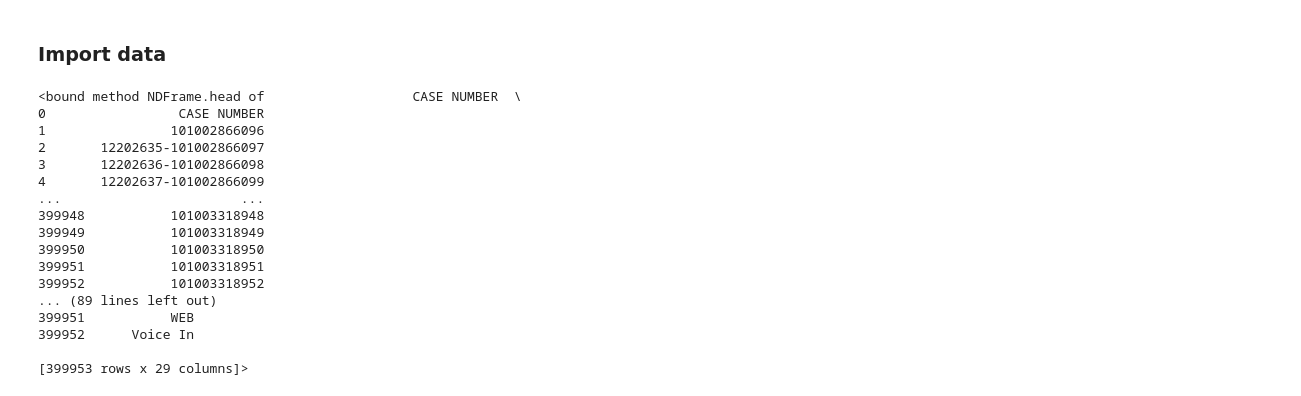
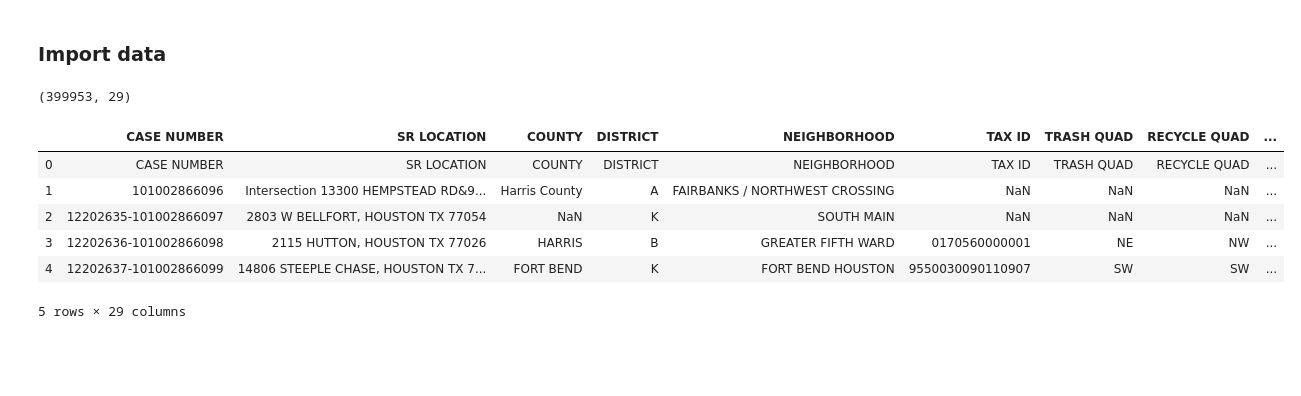
Before and after one commit to leviv/Houston-311-Data-Mining, a Jupyter notebook: Houston-Data-Mining.ipynb, the cells around one changed output. Drawn from its saved outputs; the diff is of its cells as text; code cells hidden in the pictures; blank space fills up the shorter version.

```diff
--- a/Houston-Data-Mining.ipynb
+++ b/Houston-Data-Mining.ipynb
@@ -18,28 +21,20 @@ import pandas as pd
 # %%
 # Data is from http://www.houstontx.gov/311/
 names = ["CASE NUMBER", "SR LOCATION", "COUNTY", "DISTRICT", "NEIGHBORHOOD", "TAX ID",
          "TRASH QUAD", "RECYCLE QUAD", "TRASH DAY", "HEAVY TRASH DAY", "RECYCLE DAY",
          "KEY MAP", "MANAGEMENT DISTRICT", "DEPARTMENT", "DIVISION", "SR TYPE", "QUEUE",
-         "SLA", "STATUS", "SR CREATE DATE", "DUE DATE", "DATE CLOSED", "OVERDUE", "Title",
-         "x", "y", "LATITUDE", "LONGITUDE", "Channel Type"]
+         "SLA", "STATUS", "SR CREATE DATE", "DUE DATE", "DATE CLOSED", "OVERDUE", "TITLE",
+         "x", "y", "LATITUDE", "LONGITUDE", "CHANNEL TYPE"]
 
 data = pd.read_csv('311-Public-Data-Extract-2018-clean.txt', sep="|", header=None, names=names)
-data.head
+print(data.shape)
+data.head()
 # %% [output]
-<bound method NDFrame.head of                   CASE NUMBER  \
-0                 CASE NUMBER
-1                101002866096
-2       12202635-101002866097
-3       12202636-101002866098
-4       12202637-101002866099
-...                       ...
-399948           101003318948
-399949           101003318949
-399950           101003318950
-399951           101003318951
-399952           101003318952
-... (89 lines left out)
-399951           WEB
-399952      Voice In
-
-[399953 rows x 29 columns]>
+(399953, 29)
+|  | CASE NUMBER | SR LOCATION | COUNTY | DISTRICT | NEIGHBORHOOD | TAX ID | TRASH QUAD | RECYCLE QUAD | ... |
+| 0 | CASE NUMBER | SR LOCATION | COUNTY | DISTRICT | NEIGHBORHOOD | TAX ID | TRASH QUAD | RECYCLE QUAD | ... |
+| 1 | 101002866096 | Intersection 13300 HEMPSTEAD RD&9... | Harris County | A | FAIRBANKS / NORTHWEST CROSSING | NaN | NaN | NaN | ... |
+| 2 | 12202635-101002866097 | 2803 W BELLFORT, HOUSTON TX 77054 | NaN | K | SOUTH MAIN | NaN | NaN | NaN | ... |
+| 3 | 12202636-101002866098 | 2115 HUTTON, HOUSTON TX 77026 | HARRIS | B | GREATER FIFTH WARD | 0170560000001 | NE | NW | ... |
+| 4 | 12202637-101002866099 | 14806 STEEPLE CHASE, HOUSTON TX 7... | FORT BEND | K | FORT BEND HOUSTON | 9550030090110907 | SW | SW | ... |
+5 rows × 29 columns
```
Also changed, not shown: parts of 24 cells of this notebook, 2 other files.
